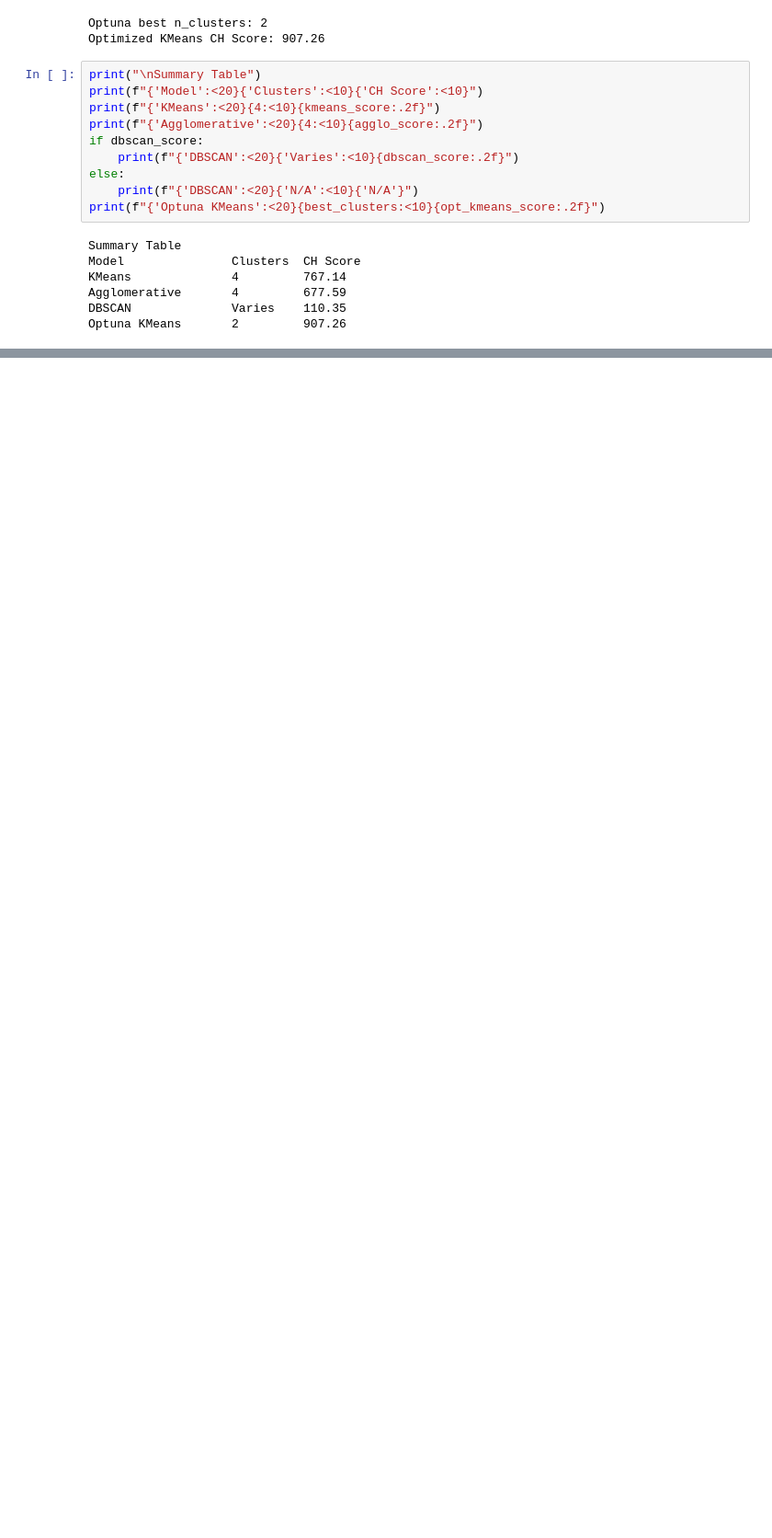
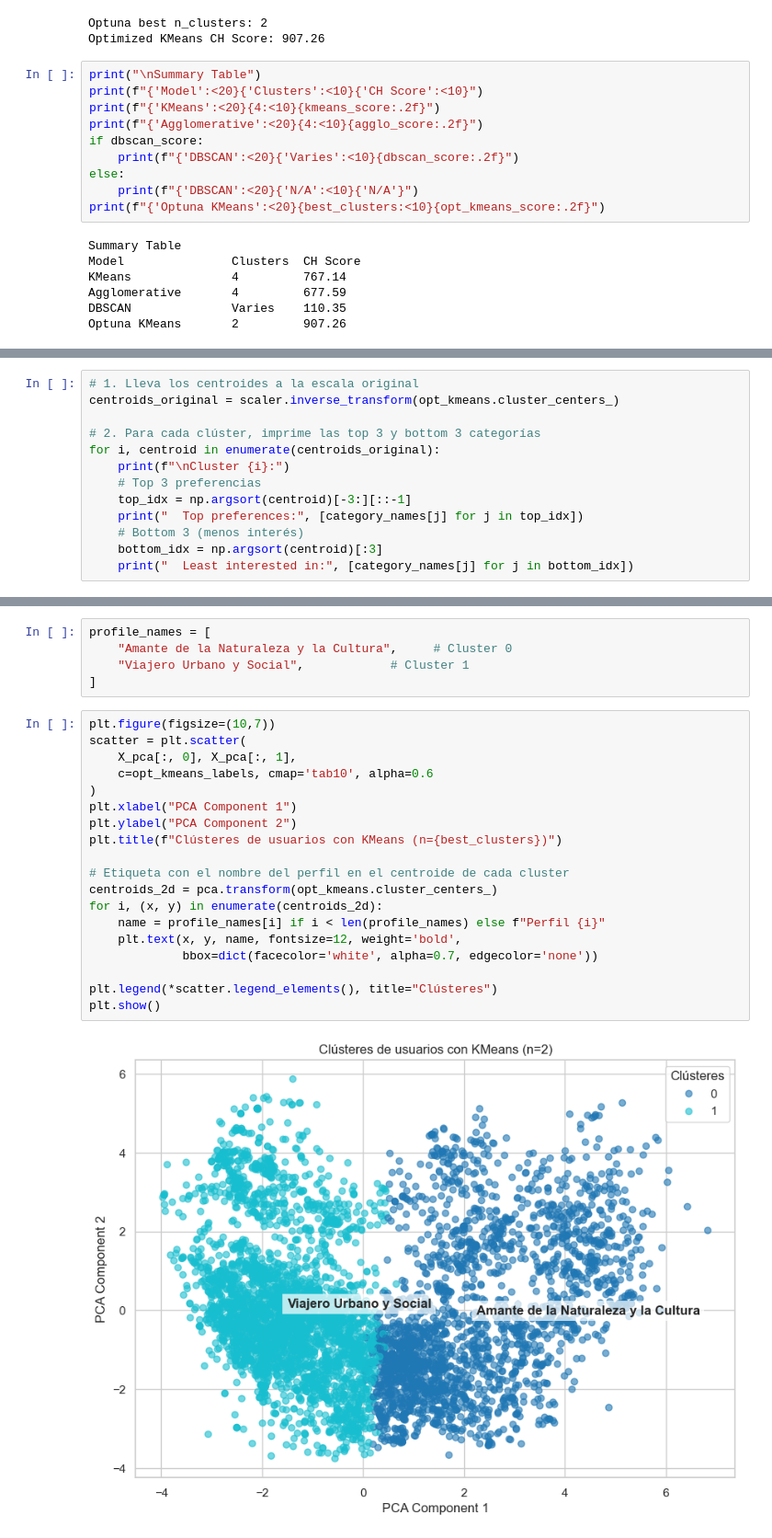
Before and after one commit to gabrielaaguiv5/ProjectI, a Jupyter notebook: notebooks/V2_eda&analysis_overview.ipynb, the cells around one changed output, grey strips where cells are left out. Shown at 92% size. Cells and saved outputs as stored; diff of their text form; blank space fills up the shorter version.

```diff
--- a/notebooks/V2_eda&analysis_overview.ipynb
+++ b/notebooks/V2_eda&analysis_overview.ipynb
@@ -725,0 +753,13 @@ Cluster 1:
+# %%
+# 1. Lleva los centroides a la escala original
+centroids_original = scaler.inverse_transform(opt_kmeans.cluster_centers_)
+
+# 2. Para cada clúster, imprime las top 3 y bottom 3 categorías
+for i, centroid in enumerate(centroids_original):
+    print(f"\nCluster {i}:")
+    # Top 3 preferencias
+    top_idx = np.argsort(centroid)[-3:][::-1]
+    print("  Top preferences:", [category_names[j] for j in top_idx])
+    # Bottom 3 (menos interés)
+    bottom_idx = np.argsort(centroid)[:3]
+    print("  Least interested in:", [category_names[j] for j in bottom_idx])
@@ -725,0 +774,26 @@ Cluster 1:
+# %%
+profile_names = [
+    "Amante de la Naturaleza y la Cultura",     # Cluster 0
+    "Viajero Urbano y Social",            # Cluster 1
+]
+# %%
+plt.figure(figsize=(10,7))
+scatter = plt.scatter(
+    X_pca[:, 0], X_pca[:, 1],
+    c=opt_kmeans_labels, cmap='tab10', alpha=0.6
+)
+plt.xlabel("PCA Component 1")
+plt.ylabel("PCA Component 2")
+plt.title(f"Clústeres de usuarios con KMeans (n={best_clusters})")
+
+# Etiqueta con el nombre del perfil en el centroide de cada cluster
+centroids_2d = pca.transform(opt_kmeans.cluster_centers_)
+for i, (x, y) in enumerate(centroids_2d):
+    name = profile_names[i] if i < len(profile_names) else f"Perfil {i}"
+    plt.text(x, y, name, fontsize=12, weight='bold',
+             bbox=dict(facecolor='white', alpha=0.7, edgecolor='none'))
+
+plt.legend(*scatter.legend_elements(), title="Clústeres")
+plt.show()
+# %% [output]
+[figure, added]
```
Also changed, not shown: parts of 22 cells of this notebook.
